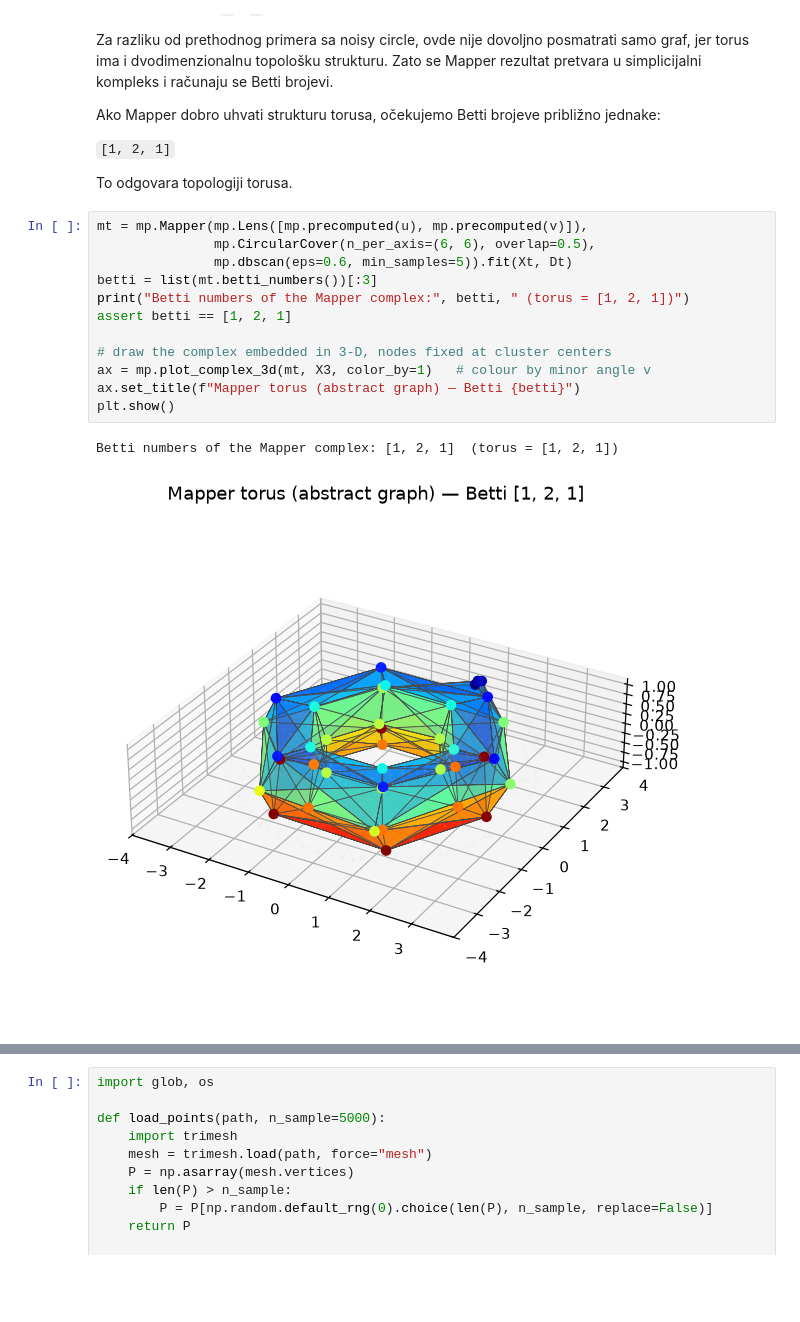
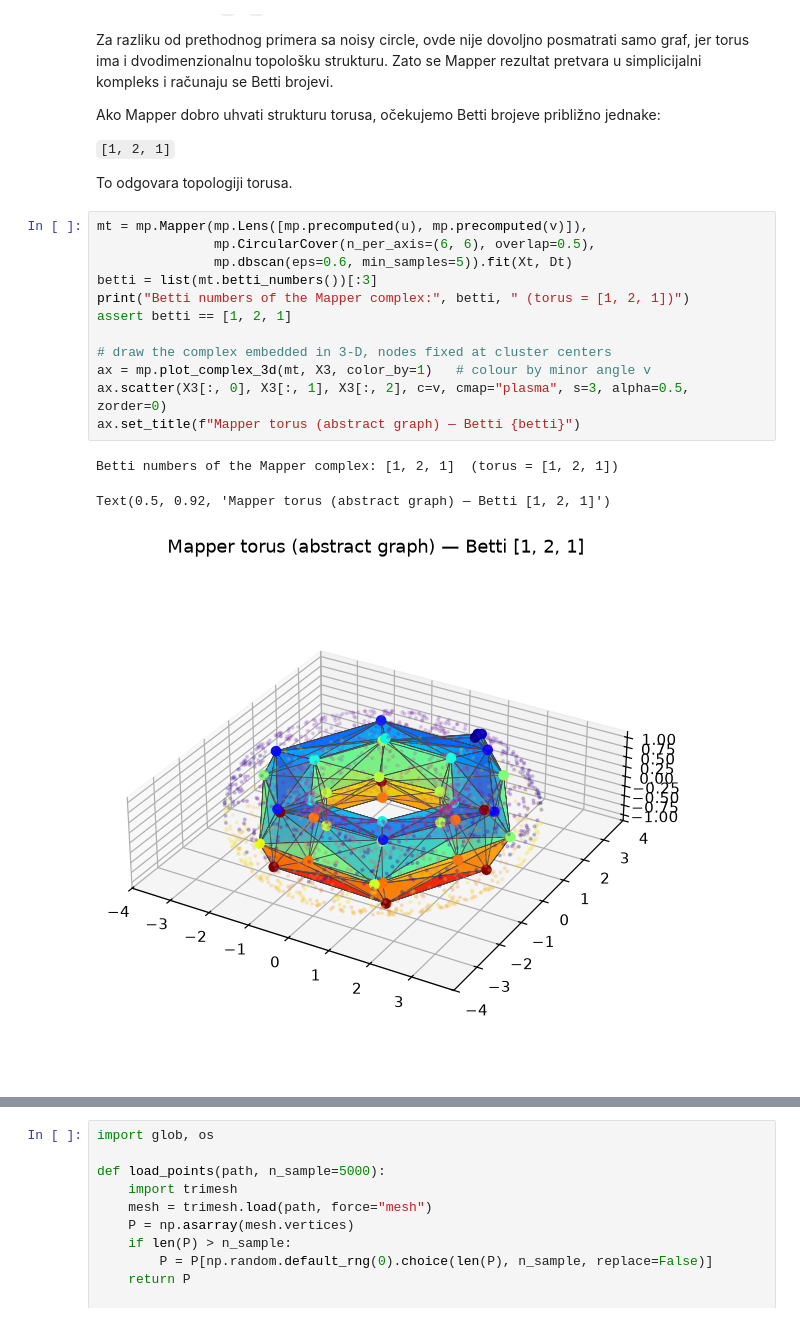
Before and after one commit to MatijaRadulovic/point-cloud-topological-analysis, a Jupyter notebook: mapper_demo.ipynb, the cells around one changed output, grey strips where cells are left out. Drawn from its saved outputs; the diff is of its cells as text; blank space fills up the shorter version.

Commit message:
interactive plot fixed

```diff
--- a/mapper_demo.ipynb
+++ b/mapper_demo.ipynb
@@ -255,16 +263,17 @@ To odgovara topologiji torusa.
 # %%
 mt = mp.Mapper(mp.Lens([mp.precomputed(u), mp.precomputed(v)]),
                mp.CircularCover(n_per_axis=(6, 6), overlap=0.5),
                mp.dbscan(eps=0.6, min_samples=5)).fit(Xt, Dt)
 betti = list(mt.betti_numbers())[:3]
 print("Betti numbers of the Mapper complex:", betti, " (torus = [1, 2, 1])")
 assert betti == [1, 2, 1]
 
 # draw the complex embedded in 3-D, nodes fixed at cluster centers
 ax = mp.plot_complex_3d(mt, X3, color_by=1)   # colour by minor angle v
+ax.scatter(X3[:, 0], X3[:, 1], X3[:, 2], c=v, cmap="plasma", s=3, alpha=0.5, zorder=0)
 ax.set_title(f"Mapper torus (abstract graph) — Betti {betti}")
-plt.show()
 # %% [output]
 Betti numbers of the Mapper complex: [1, 2, 1]  (torus = [1, 2, 1])
+Text(0.5, 0.92, 'Mapper torus (abstract graph) — Betti [1, 2, 1]')
-[figure, old version]
+[figure, new version]
 # %% [markdown]
```
Also changed, not shown: parts of 11 cells of this notebook.
